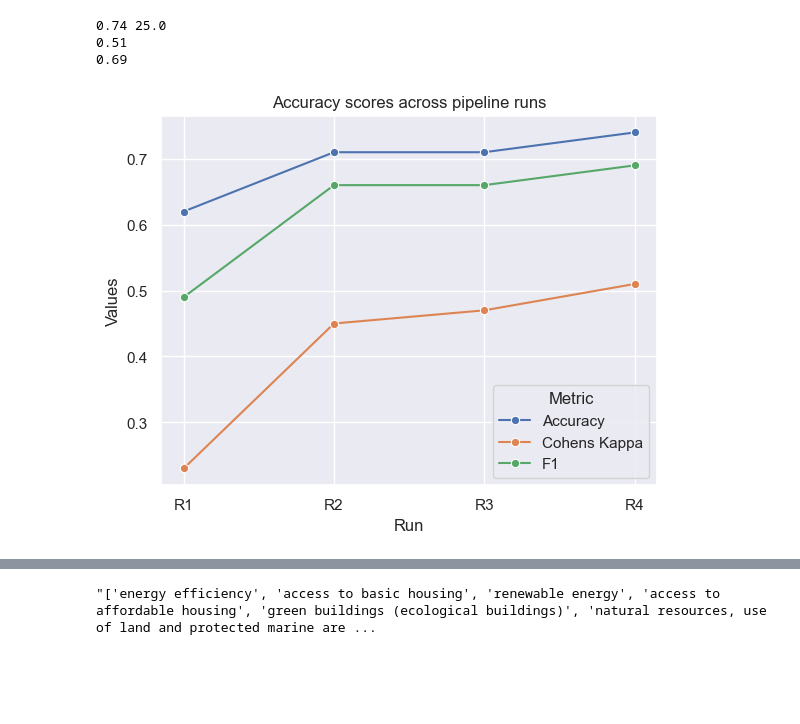
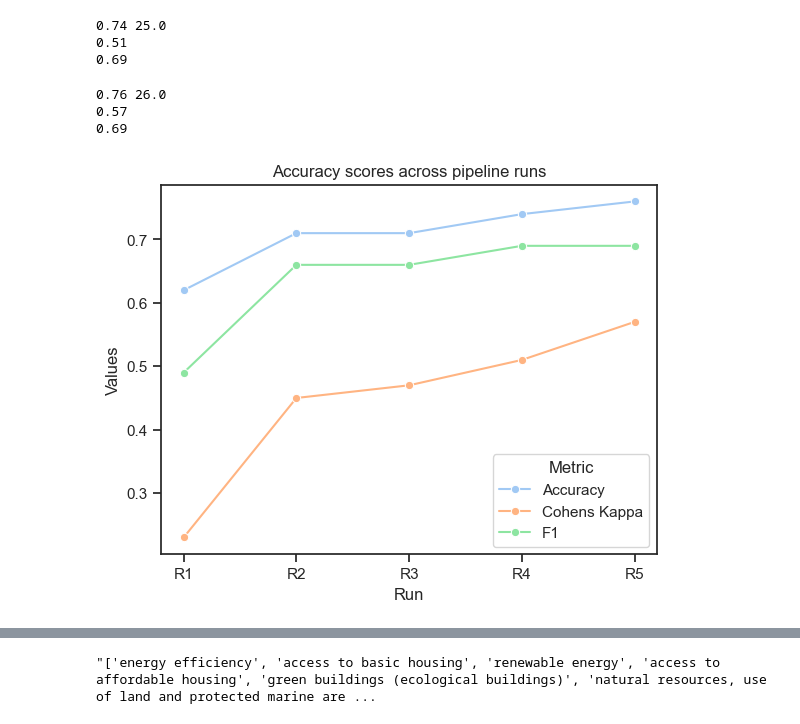
Before and after one commit to emw9805-notabot/ADSCert_project_Watson, a Jupyter notebook: Eval_metrics_V4.ipynb, the cells around one changed output, grey strips where cells are left out. Cells and saved outputs as stored; diff of their text form; code cells hidden in the pictures; blank space fills up the shorter version.

```diff
--- a/Eval_metrics_V4.ipynb
+++ b/Eval_metrics_V4.ipynb
@@ -411,3 +461,13 @@ ES_partial_True_Positives
 False    17
 True     17
 Name: count, dtype: int64
+# %%
+# create ES Partial TP col based on ES percent cols - V8 sim TH = 0.97 & cleanup TH 0.77
+ES_partial_True_Positives = []
+for r in conf_mtrx_df_v8.itertuples(index=False):
+    if r.ES_percent_true == 'ES partial' and r.ES_percent_pred == 'ES partial':
+        ES_partial_True_Positives.append(True)
+    else:
+        ES_partial_True_Positives.append(False)
+conf_mtrx_df_v8['ES_partial_True_Positives'] = ES_partial_True_Positives
+conf_mtrx_df_v8['ES_partial_True_Positives'].value_counts()
@@ -475,3 +540,10 @@ array([[[28,  3],
 
        [[ 8,  6],
         [ 3, 17]]])
+# %%
+# bring in data from eval - V8 sim TH = 0.97 & cleanup TH 0.77
+
+y_true_v8 = conf_mtrx_df_v8['ES_percent_true']
+y_pred_v8 = conf_mtrx_df_v8['ES_percent_pred']
+labels_v8 = ['ES 0%', 'ES 100%', 'ES partial']
+multilabel_confusion_matrix(y_true_v8, y_pred_v8, labels=labels_v8)
@@ -675,23 +764,42 @@ print(f1_v7)
 0.74 25.0
 0.51
 0.69
+# %%
+# accuracy metrix - V8 sim TH = 0.97 & cleanup TH 0.77
+
+as_frac_v8 = round(accuracy_score(y_true_v8, y_pred_v8),2)
+accuracy_score_num_v8 = accuracy_score(y_true_v8, y_pred_v8, normalize=False)
+print(as_frac_v8, accuracy_score_num_v8)
+
+ck_v8 = round(cohen_kappa_score(y_true_v8, y_pred_v8),2)
+print(ck_v8)
+
+f1_v8 = round(f1_score(y_true_v8, y_pred_v8, average='macro'),2)
+print(f1_v8)
+# %% [output]
+0.76 26.0
+0.57
+0.69
 # %%
 # line plot the accuracy results
-
+fig, ax = plt.subplots
 accuracy_measures = {'Run': ['R1', 'R1','R1', 'R2', 'R2', 'R2',
-                             'R3', 'R3', 'R3', 'R4', 'R4', 'R4'],
+                             'R3', 'R3', 'R3', 'R4', 'R4', 'R4',
+                             'R5', 'R5', 'R5'],
                     'Metric': ['Accuracy', 'Cohens Kappa' , 'F1' , 'Accuracy', 'Cohens Kappa' , 'F1',
-                               'Accuracy', 'Cohens Kappa' , 'F1' , 'Accuracy', 'Cohens Kappa' , 'F1'],
+                               'Accuracy', 'Cohens Kappa' , 'F1' , 'Accuracy', 'Cohens Kappa' , 'F1',
+                               'Accuracy', 'Cohens Kappa' , 'F1'],
                     'Values': [as_frac, ck, f1, as_frac_v5, ck_v5, f1_v5,
-                               as_frac_v6, ck_v6, f1_v6, as_frac_v7, ck_v7, f1_v7]}
+                               as_frac_v6, ck_v6, f1_v6, as_frac_v7, ck_v7, f1_v7,
+                               as_frac_v8, ck_v8, f1_v8]}
 acc_meas_df = pd.DataFrame(accuracy_measures)
-sns.set_theme(style = "darkgrid")
+sns.set_theme(style='ticks', palette = 'pastel')
 sns.lineplot(data = acc_meas_df, x = 'Run', y = 'Values', hue= 'Metric', marker = 'o')
 
 plt.title('Accuracy scores across pipeline runs')
 plt.show()
 # %% [output]
-[figure, old version]
+[figure, new version]
 # %%
 # create a dataset containing results for boxplots - V4 sim TH = 0.65
 
```
Also changed, not shown: parts of 22 cells of this notebook, 1 other file.
